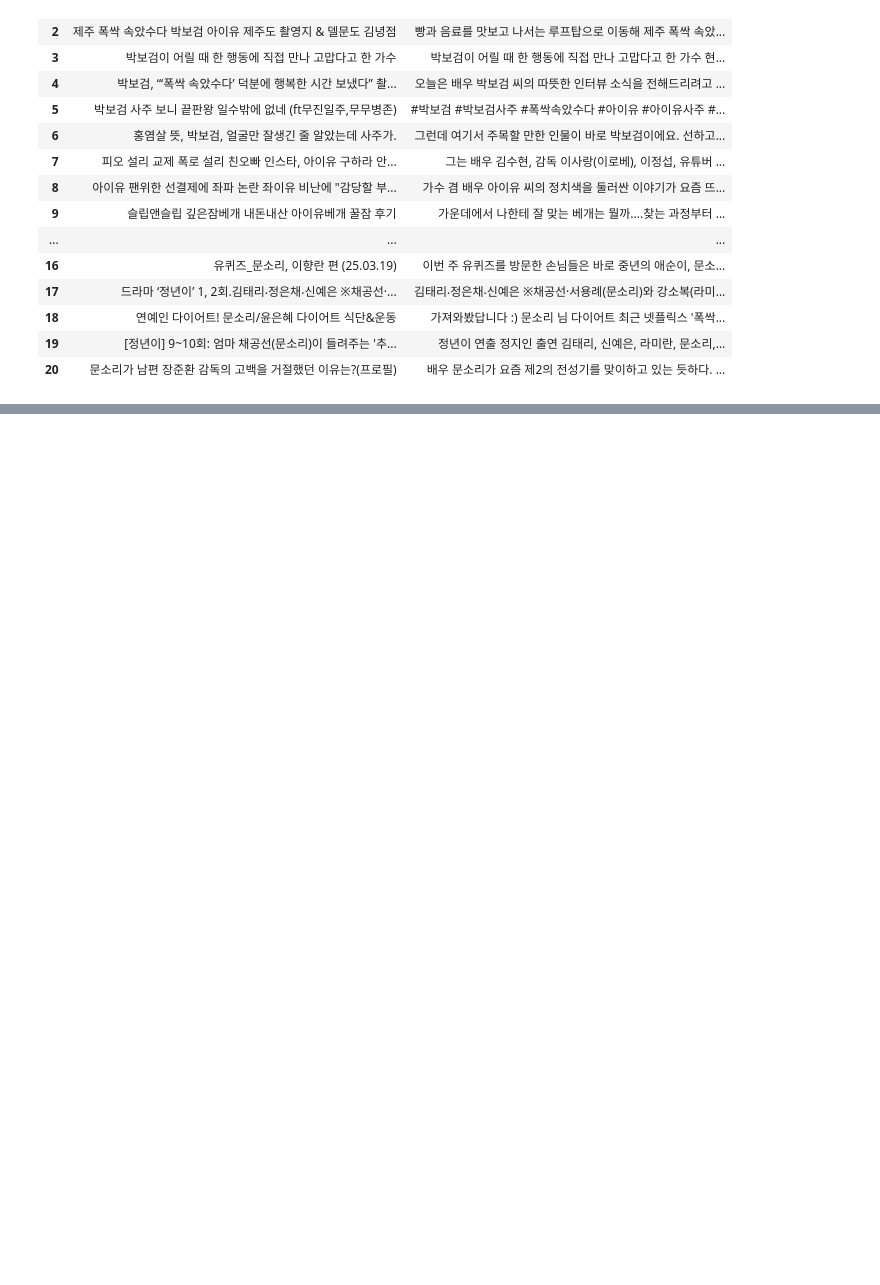
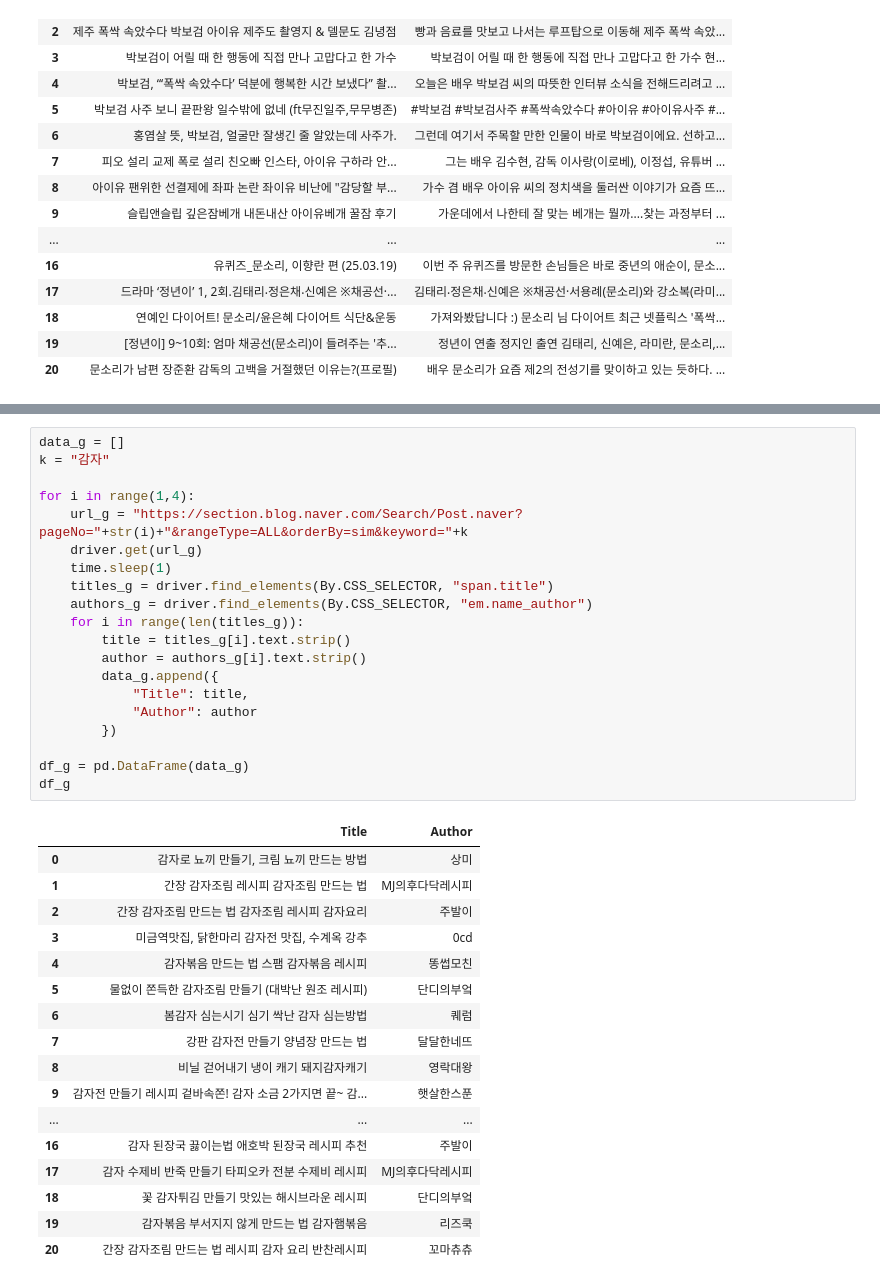
Before and after one commit to chae030/DCAV, a Jupyter notebook: 0403.ipynb, the cells around one changed output, grey strips where cells are left out. Cells and saved outputs as stored; diff of their text form; blank space fills up the shorter version.

```diff
--- a/0403.ipynb
+++ b/0403.ipynb
@@ -84,3 +119,41 @@ df_actor
+# %%
+data_g = []
+k = "감자"
+
+for i in range(1,4):
+    url_g = "https://section.blog.naver.com/Search/Post.naver?pageNo="+str(i)+"&rangeType=ALL&orderBy=sim&keyword="+k
+    driver.get(url_g)
+    time.sleep(1)
+    titles_g = driver.find_elements(By.CSS_SELECTOR, "span.title")
+    authors_g = driver.find_elements(By.CSS_SELECTOR, "em.name_author")
+    for i in range(len(titles_g)):
+        title = titles_g[i].text.strip()
+        author = authors_g[i].text.strip()
+        data_g.append({
+            "Title": title,
+            "Author": author
+        })
+
+df_g = pd.DataFrame(data_g)
+df_g
+# %% [output]
+|  | Title | Author |
+| 0 | 감자로 뇨끼 만들기, 크림 뇨끼 만드는 방법 | 상미 |
+| 1 | 간장 감자조림 레시피 감자조림 만드는 법 | MJ의후다닥레시피 |
+| 2 | 간장 감자조림 만드는 법 감자조림 레시피 감자요리 | 주발이 |
+| 3 | 미금역맛집, 닭한마리 감자전 맛집, 수계옥 강추 | 0cd |
+| 4 | 감자볶음 만드는 법 스팸 감자볶음 레시피 | 똥썹모친 |
+| 5 | 물없이 쫀득한 감자조림 만들기 (대박난 원조 레시피) | 단디의부엌 |
+| 6 | 봄감자 심는시기 심기 싹난 감자 심는방법 | 퀘럼 |
+| 7 | 강판 감자전 만들기 양념장 만드는 법 | 달달한네뜨 |
+| 8 | 비닐 걷어내기 냉이 캐기 돼지감자캐기 | 영락대왕 |
+| 9 | 감자전 만들기 레시피 겉바속쫀! 감자 소금 2가지면 끝~ 감... | 햇살한스푼 |
+| ... | ... | ... |
+| 16 | 감자 된장국 끓이는법 애호박 된장국 레시피 추천 | 주발이 |
+| 17 | 감자 수제비 반죽 만들기 타피오카 전분 수제비 레시피 | MJ의후다닥레시피 |
+| 18 | 꽃 감자튀김 만들기 맛있는 해시브라운 레시피 | 단디의부엌 |
+| 19 | 감자볶음 부서지지 않게 만드는 법 감자햄볶음 | 리즈쿡 |
+| 20 | 간장 감자조림 만드는 법 레시피 감자 요리 반찬레시피 | 꼬마츄츄 |
 # %%
 keywords = ["박보검", "아이유", "문소리"]
 data_ac = []
```
Also changed, not shown: parts of 4 cells of this notebook, 6 other files.
